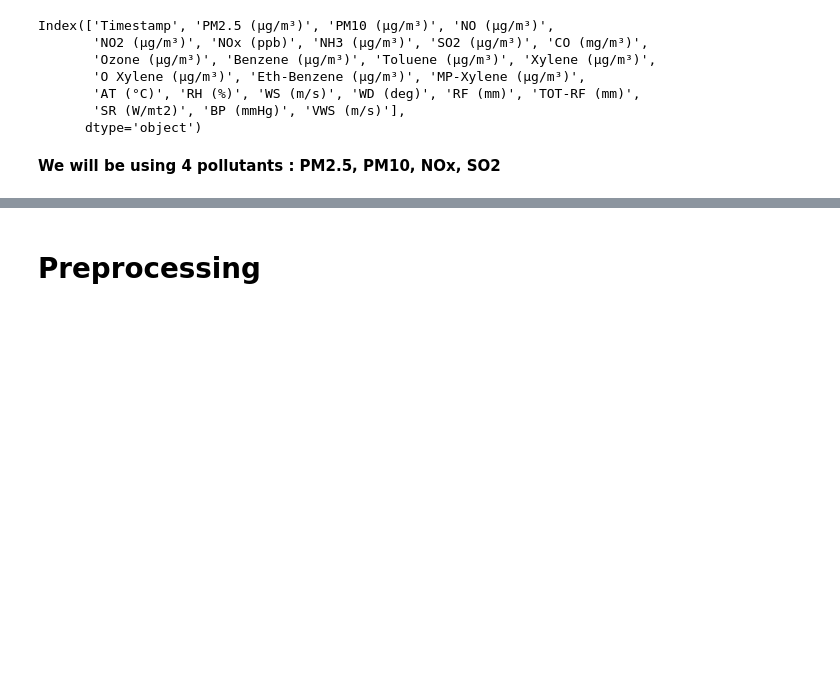
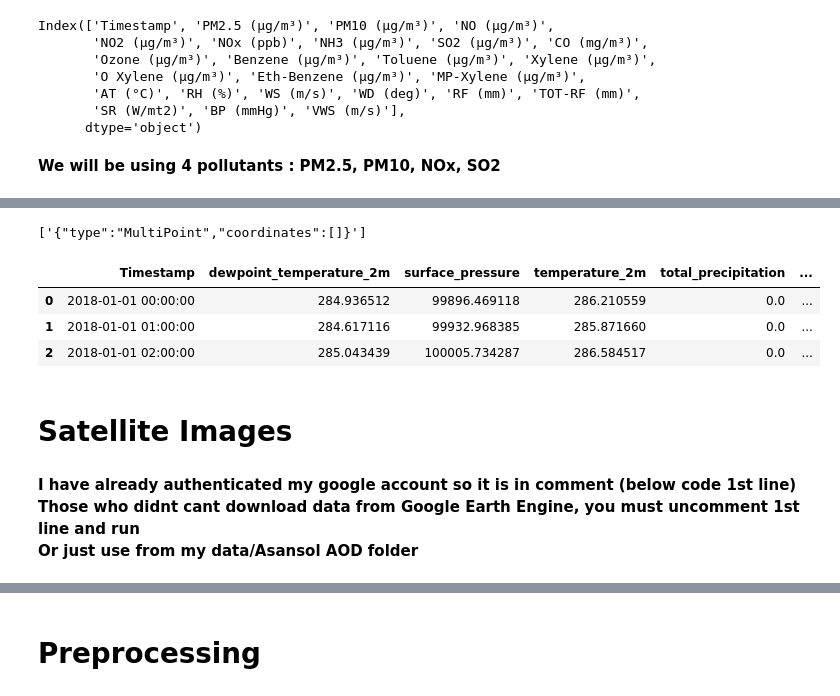
Before and after one commit to ashwin-v4/Air-Pollution, a Jupyter notebook: dataset.ipynb, the cells around one changed output, grey strips where cells are left out. Drawn from its saved outputs; the diff is of its cells as text; code cells hidden in the pictures; blank space fills up the shorter version.

Commit message:
Data Completed

```diff
--- a/dataset.ipynb
+++ b/dataset.ipynb
@@ -86,0 +205,18 @@ Remaining 6 pollutants : µg/m³ - microgram per cubic meter
+# %%
+print(met_df[".geo"].unique())
+
+met_df = met_df.drop(["system:index", ".geo"], axis=1).rename(columns={"datetime" : "Timestamp"})
+# %% [output]
+['{"type":"MultiPoint","coordinates":[]}']
+# %%
+met_df["Timestamp"] = pd.to_datetime(met_df["Timestamp"], errors="coerce")
+met_df.to_csv("data/Meteorological Data/Asansol Meteorological.csv", index=False)
+# %%
+met_df.head(3)
+# %% [output]
+|  | Timestamp | dewpoint_temperature_2m | surface_pressure | temperature_2m | total_precipitation | ... |
+| 0 | 2018-01-01 00:00:00 | 284.936512 | 99896.469118 | 286.210559 | 0.0 | ... |
+| 1 | 2018-01-01 01:00:00 | 284.617116 | 99932.968385 | 285.871660 | 0.0 | ... |
+| 2 | 2018-01-01 02:00:00 | 285.043439 | 100005.734287 | 286.584517 | 0.0 | ... |
+# %% [markdown]
+# Satellite Images
@@ -86,0 +225,4 @@ Remaining 6 pollutants : µg/m³ - microgram per cubic meter
+# %% [markdown]
+<b>I have already authenticated my google account so it is in comment (below code 1st line)</b>
+<b>Those who didnt cant download data from Google Earth Engine, you must uncomment 1st line and run</b>
+<b>Or just use from my data/Asansol AOD folder</b>
```
Also changed, not shown: parts of 58 cells of this notebook, 7 other files.
